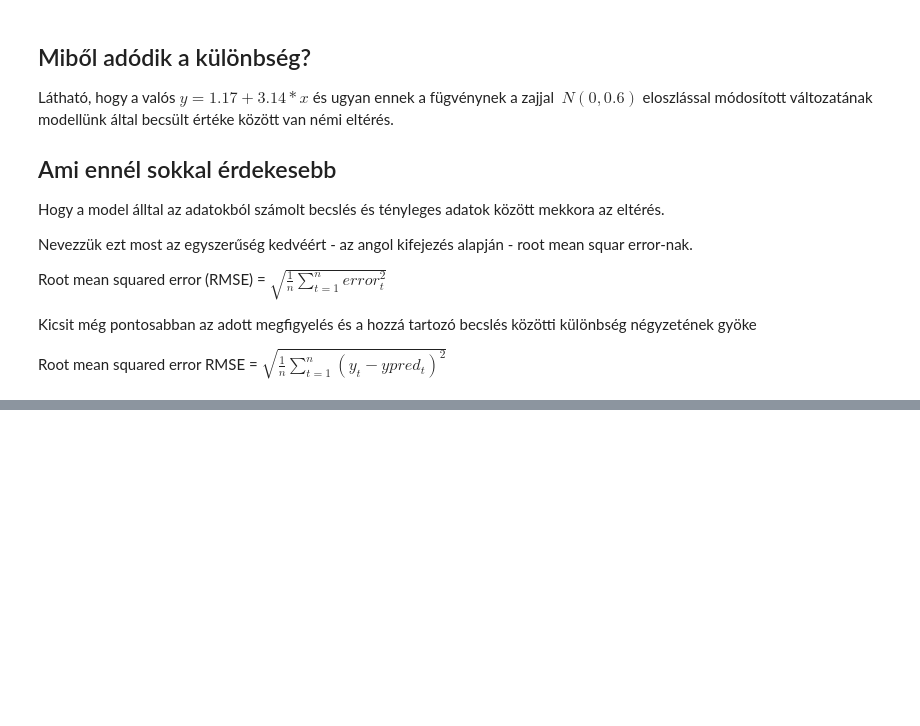
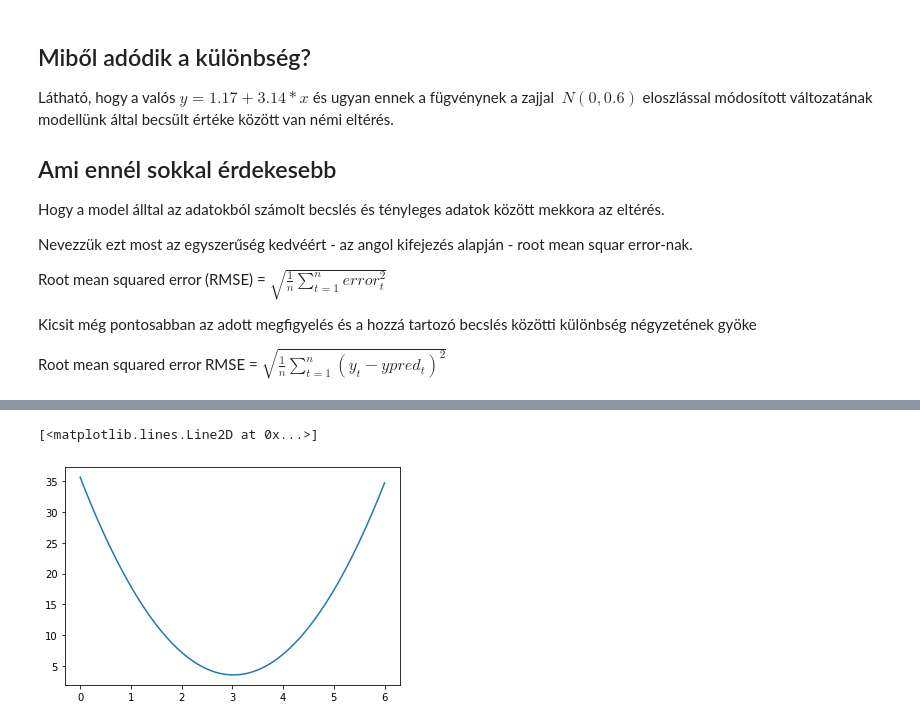
Before and after one commit to JoDeMiro/Statistics, a Jupyter notebook: Python_Statistics_03_Linear_Regression.ipynb, the cells around one changed output, grey strips where cells are left out. Saved outputs shown, nothing was run; the diff lists cells and outputs as text; code cells hidden in the pictures; blank space fills up the shorter version.

```diff
--- a/Python_Statistics_03_Linear_Regression.ipynb
+++ b/Python_Statistics_03_Linear_Regression.ipynb
@@ -664,0 +984,4 @@ mean_squared_error(y_test, y_predict_test)
+# %%
+error = y - y_pred
+
+error
@@ -664,0 +999,6 @@ mean_squared_error(y_test, y_predict_test)
+# %%
+error = error.flatten()
+
+sse = error.dot(error.transpose())
+
+sse
@@ -664,0 +1017,18 @@ mean_squared_error(y_test, y_predict_test)
+# %%
+## ahhoz, hogy ezt demonstráljam csinálok is egy kis programot
+
+w_possible = np.linspace(0, 6, 100)
+error_possible = np.arange(0, 100, 1)
+error_measured = []
+
+for w in w_possible:
+  y_pred = x * w
+  error  = y - y_pred
+  error  = error.flatten()
+  sse    = error.dot(error.transpose())
+  error_measured.append(sse)
+# %%
+plt.plot(w_possible, error_measured)
+# %% [output]
+[<matplotlib.lines.Line2D at 0x...>]
+[figure, added]
```
Also changed, not shown: parts of 25 cells of this notebook.
